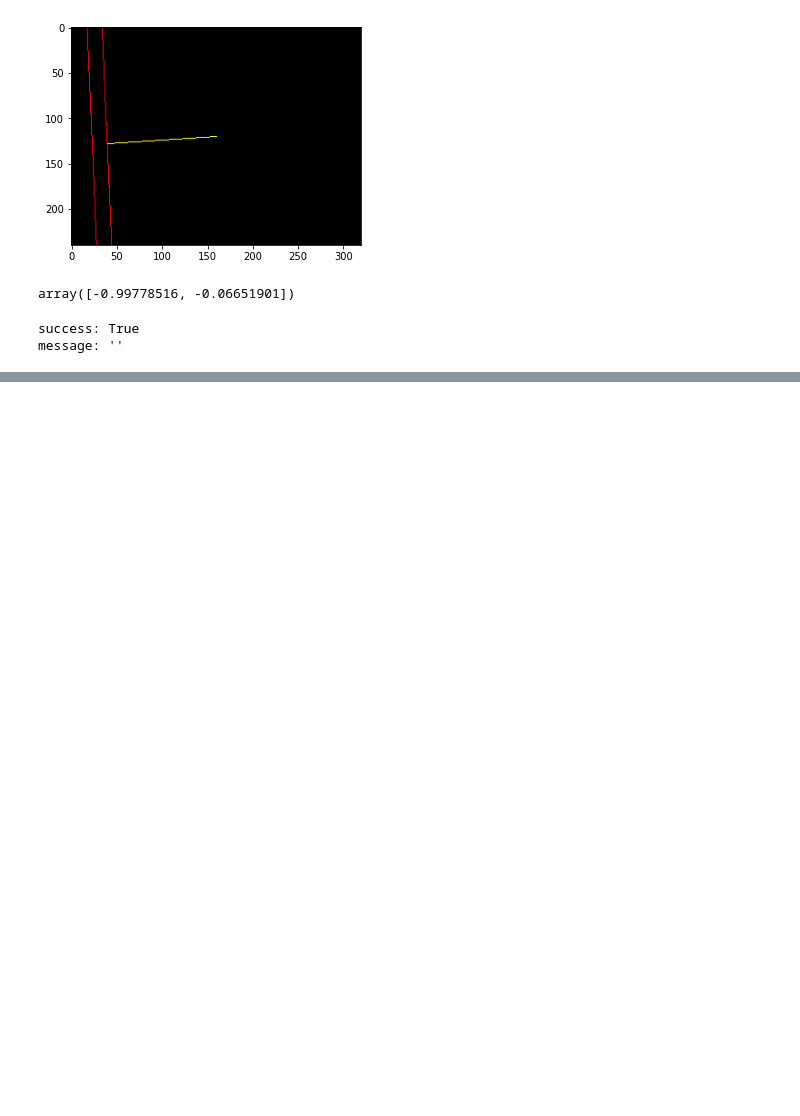
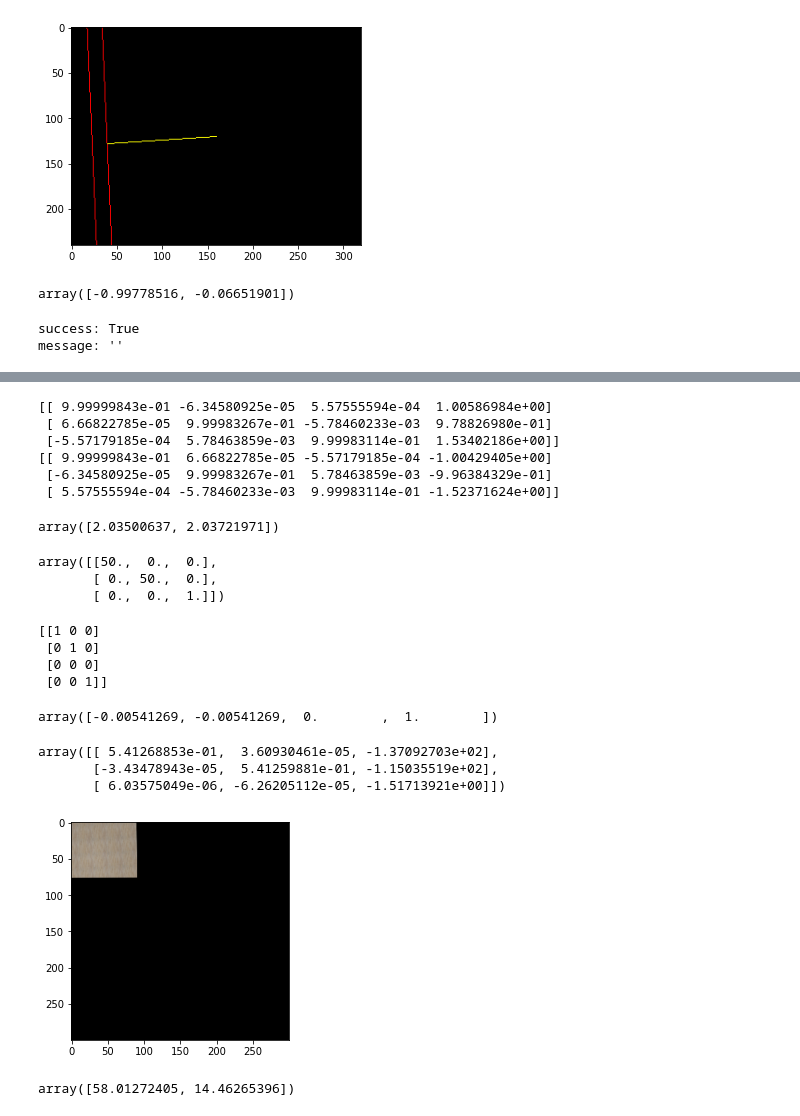
Before and after one commit to Danealor/fall2021-project, a Jupyter notebook: code/eagle_eye/scripts/test.ipynb, the cells around one changed output, grey strips where cells are left out. Drawn from its saved outputs; the diff is of its cells as text; code cells hidden in the pictures; blank space fills up the shorter version.

```diff
--- a/code/eagle_eye/scripts/test.ipynb
+++ b/code/eagle_eye/scripts/test.ipynb
@@ -248,0 +346,68 @@ message: ''
+# %%
+R = rot_matrix
+T = trans_matrix
+M = R @ T
+print(M)
+
+R_inv = R.T
+M_inv = np.concatenate([R_inv, (-R_inv @ trans_vec)[:,None]], axis=-1)
+print(M_inv)
+# %% [output]
+[[ 9.99999843e-01 -6.34580925e-05  5.57555594e-04  1.00586984e+00]
+ [ 6.66822785e-05  9.99983267e-01 -5.78460233e-03  9.78826980e-01]
+ [-5.57179185e-04  5.78463859e-03  9.99983114e-01  1.53402186e+00]]
+[[ 9.99999843e-01  6.66822785e-05 -5.57179185e-04 -1.00429405e+00]
+ [-6.34580925e-05  9.99983267e-01  5.78463859e-03 -9.96384329e-01]
+ [ 5.57555594e-04 -5.78460233e-03  9.99983114e-01 -1.52371624e+00]]
+# %%
+p = image_size / 2
+ph = cv2.convertPointsToHomogeneous(np.array([p]))[0,0,:]
+u = K_inv @ ph
+uh = cv2.convertPointsToHomogeneous(np.array([u]))[0,0,:]
+wh = M_inv @ uh
+w = cv2.convertPointsFromHomogeneous(np.array([wh]))[0,0,:]
+w
+# %% [output]
+array([2.03500637, 2.03721971])
+# %%
+RESOLUTION = 50 # pixels / meter
+scale_matrix = np.eye(3) * (RESOLUTION, RESOLUTION, 1)
+scale_matrix
+# %% [output]
+array([[50.,  0.,  0.],
+       [ 0., 50.,  0.],
+       [ 0.,  0.,  1.]])
+# %%
+project_hom = np.array(
+    [[1,0,0],
+     [0,1,0],
+     [0,0,0],
+     [0,0,1]])
+print(project_hom)
+project_hom @ u
+# %% [output]
+[[1 0 0]
+ [0 1 0]
+ [0 0 0]
+ [0 0 1]]
+array([-0.00541269, -0.00541269,  0.        ,  1.        ])
+# %%
+H = scale_matrix @ M_inv @ project_hom @ K_inv
+H
+# %% [output]
+array([[ 5.41268853e-01,  3.60930461e-05, -1.37092703e+02],
+       [-3.43478943e-05,  5.41259881e-01, -1.15035519e+02],
+       [ 6.03575049e-06, -6.26205112e-05, -1.51713921e+00]])
+# %%
+img_overhead = cv2.warpPerspective(img, H, (300,300))
+show(img_overhead)
+# %% [output]
+[figure, added]
+# %%
+p = (200,200)
+ph = cv2.convertPointsToHomogeneous(np.array([p]))[0,0,:]
+u = H @ ph
+w = cv2.convertPointsFromHomogeneous(np.array([u]))[0,0,:]
+w
+# %% [output]
+array([58.01272405, 14.46265396])
```
Also changed, not shown: parts of 14 cells of this notebook, 1 other file.
